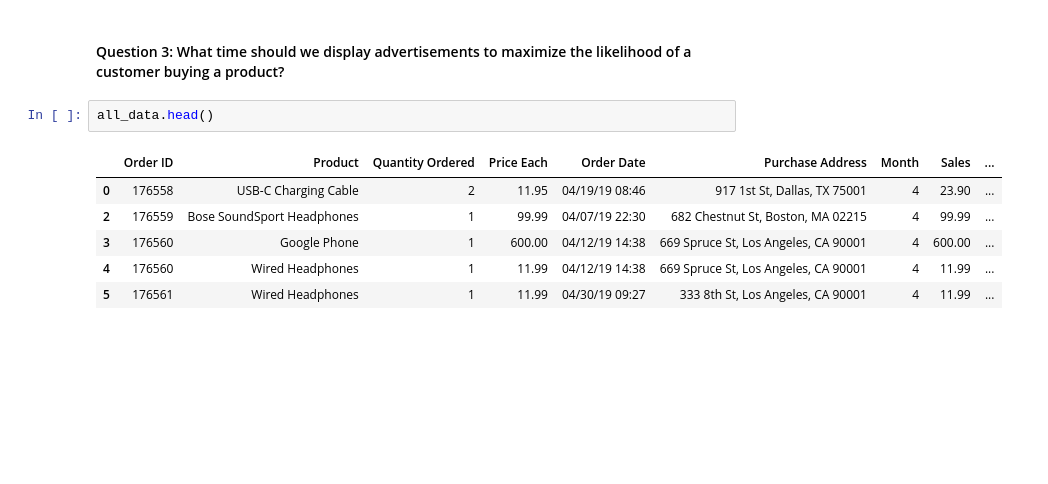
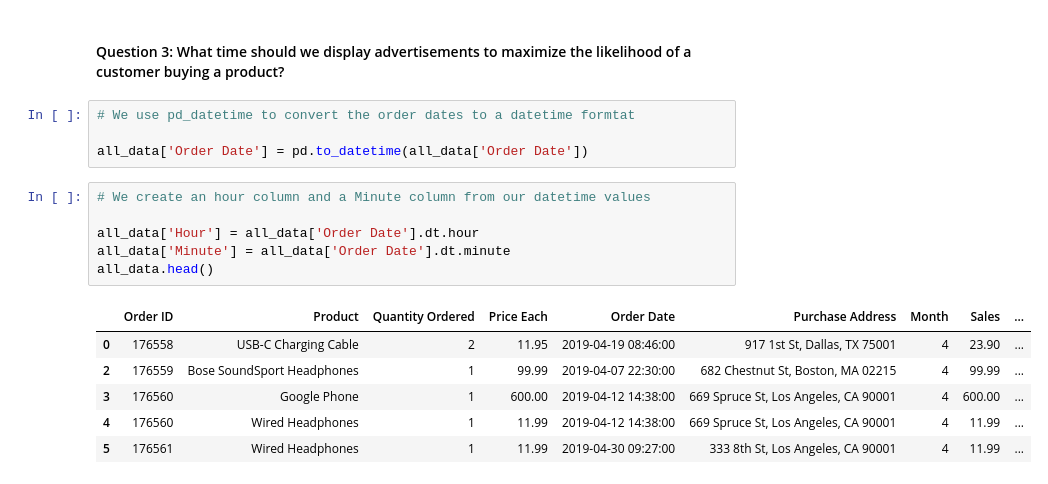
Before and after one commit to Kwabena-Kobiri/SalesAnalysis, a Jupyter notebook: Analysis.ipynb, the cells around one changed output. Drawn from its saved outputs; the diff is of its cells as text; blank space fills up the shorter version.

```diff
--- a/Analysis.ipynb
+++ b/Analysis.ipynb
@@ -184,12 +184,20 @@ plt.show()
 [figure]
 # %% [markdown]
 #### Question 3: What time should we display advertisements to maximize the likelihood of a customer buying a product?
-# %%
-all_data.head()
-# %% [output]
-|  | Order ID | Product | Quantity Ordered | Price Each | Order Date | Purchase Address | Month | Sales | ... |
-| 0 | 176558 | USB-C Charging Cable | 2 | 11.95 | 04/19/19 08:46 | 917 1st St, Dallas, TX 75001 | 4 | 23.90 | ... |
-| 2 | 176559 | Bose SoundSport Headphones | 1 | 99.99 | 04/07/19 22:30 | 682 Chestnut St, Boston, MA 02215 | 4 | 99.99 | ... |
-| 3 | 176560 | Google Phone | 1 | 600.00 | 04/12/19 14:38 | 669 Spruce St, Los Angeles, CA 90001 | 4 | 600.00 | ... |
-| 4 | 176560 | Wired Headphones | 1 | 11.99 | 04/12/19 14:38 | 669 Spruce St, Los Angeles, CA 90001 | 4 | 11.99 | ... |
-| 5 | 176561 | Wired Headphones | 1 | 11.99 | 04/30/19 09:27 | 333 8th St, Los Angeles, CA 90001 | 4 | 11.99 | ... |
+# %%
+# We use pd_datetime to convert the order dates to a datetime formtat
+
+all_data['Order Date'] = pd.to_datetime(all_data['Order Date'])
+# %%
+# We create an hour column and a Minute column from our datetime values
+
+all_data['Hour'] = all_data['Order Date'].dt.hour
+all_data['Minute'] = all_data['Order Date'].dt.minute
+all_data.head()
+# %% [output]
+|  | Order ID | Product | Quantity Ordered | Price Each | Order Date | Purchase Address | Month | Sales | ... |
+| 0 | 176558 | USB-C Charging Cable | 2 | 11.95 | 2019-04-19 08:46:00 | 917 1st St, Dallas, TX 75001 | 4 | 23.90 | ... |
+| 2 | 176559 | Bose SoundSport Headphones | 1 | 99.99 | 2019-04-07 22:30:00 | 682 Chestnut St, Boston, MA 02215 | 4 | 99.99 | ... |
+| 3 | 176560 | Google Phone | 1 | 600.00 | 2019-04-12 14:38:00 | 669 Spruce St, Los Angeles, CA 90001 | 4 | 600.00 | ... |
+| 4 | 176560 | Wired Headphones | 1 | 11.99 | 2019-04-12 14:38:00 | 669 Spruce St, Los Angeles, CA 90001 | 4 | 11.99 | ... |
+| 5 | 176561 | Wired Headphones | 1 | 11.99 | 2019-04-30 09:27:00 | 333 8th St, Los Angeles, CA 90001 | 4 | 11.99 | ... |
```
Also changed, not shown: parts of 2 cells of this notebook.
